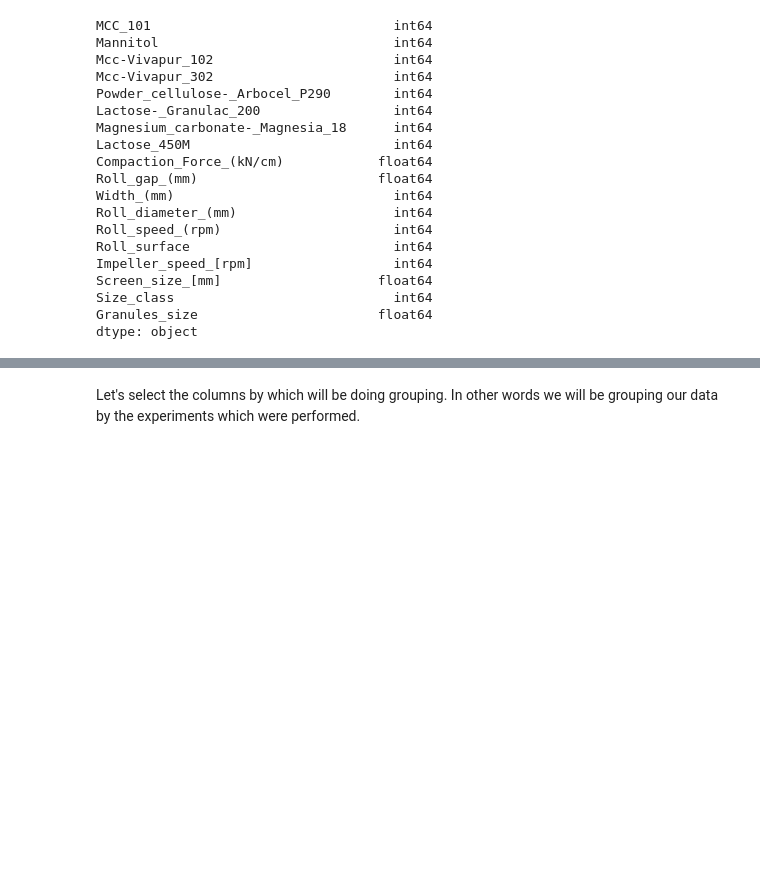
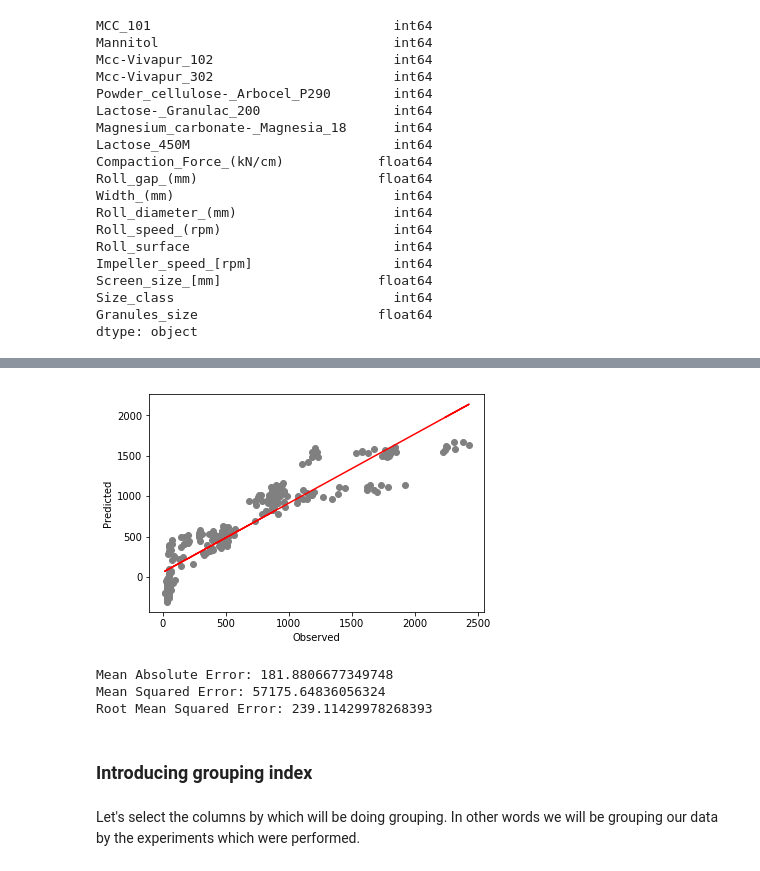
Before and after one commit to jszlek/03_NTU_workshop_Data_preprocessing_Python_notebook, a Jupyter notebook: Data_preprocessing.ipynb, the cells around one changed output, grey strips where cells are left out. Cells and saved outputs as stored; diff of their text form; code cells hidden in the pictures; blank space fills up the shorter version.

```diff
--- a/Data_preprocessing.ipynb
+++ b/Data_preprocessing.ipynb
@@ -68,0 +81,8 @@ dtype: object
+# %%
+ncols = myData.shape[1]
+nrows = myData.shape[0]
+
+X_noPP = myData.drop(myData.columns[ncols-1], axis=1)
+y_noPP = myData[myData.columns[ncols-1]]
+
+X_noPP_train, X_noPP_test, y_noPP_train, y_noPP_test = train_test_split(X_noPP, y_noPP, test_size=0.3, random_state=123)
@@ -68,0 +91,3 @@ dtype: object
+# %%
+regressor1 = LinearRegression()
+regressor1.fit(X_noPP_train, y_noPP_train) #training the algorithm
@@ -68,0 +109,2 @@ dtype: object
+# %%
+y_noPP_pred = regressor1.predict(X_noPP_test)
@@ -69,3 +128,24 @@ dtype: object
+# %%
+z = np.polyfit(y_noPP_test, y_noPP_pred, 1)
+p = np.poly1d(z)
+
+plt.scatter(y_noPP_test, y_noPP_pred,  color='gray')
+plt.plot(y_noPP_test,p(y_noPP_test),color='red')
+plt.xlabel('Observed')
+plt.ylabel('Predicted')
+plt.show()
+# %% [output]
+[figure, added]
+# %%
+print('Mean Absolute Error:', metrics.mean_absolute_error(y_noPP_test, y_noPP_pred))
+print('Mean Squared Error:', metrics.mean_squared_error(y_noPP_test, y_noPP_pred))
+print('Root Mean Squared Error:', np.sqrt(metrics.mean_squared_error(y_noPP_test, y_noPP_pred)))
+# %% [output]
+Mean Absolute Error: 181.8806677349748
+Mean Squared Error: 57175.64836056324
+Root Mean Squared Error: 239.11429978268393
+# %% [markdown]
+### Introducing grouping index
 # %% [markdown]
 Let's select the columns by which will be doing grouping. In other words we will be grouping our data by the experiments which were performed.
 # %%
```
Also changed, not shown: parts of 27 cells of this notebook.
